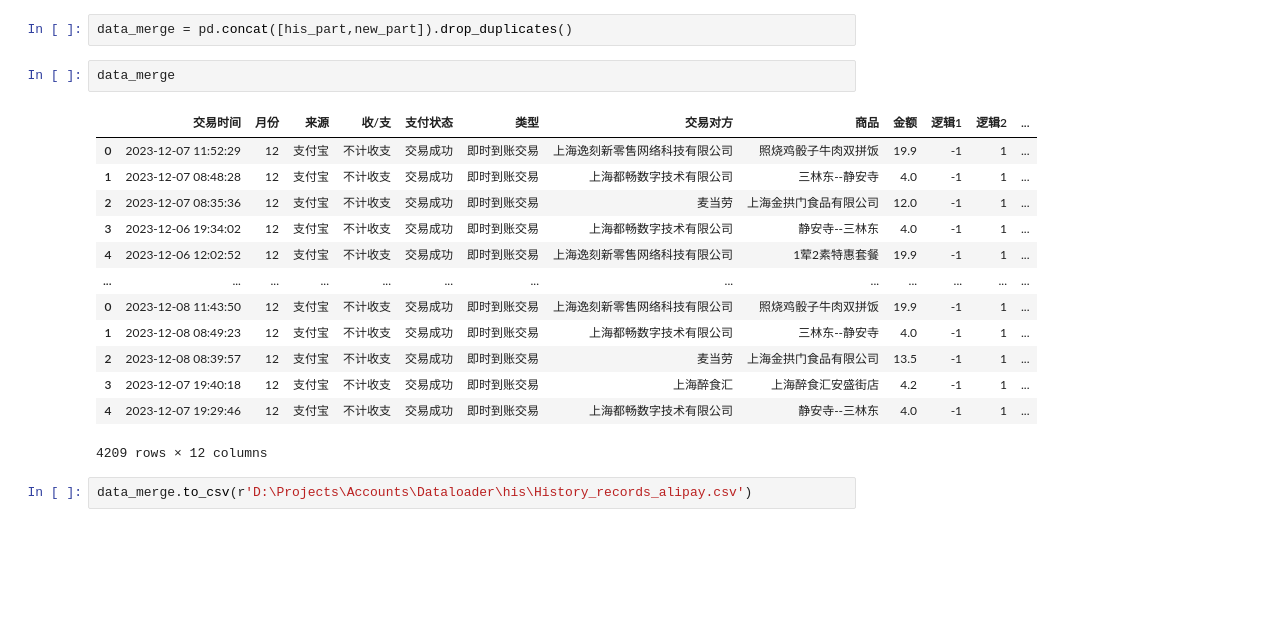
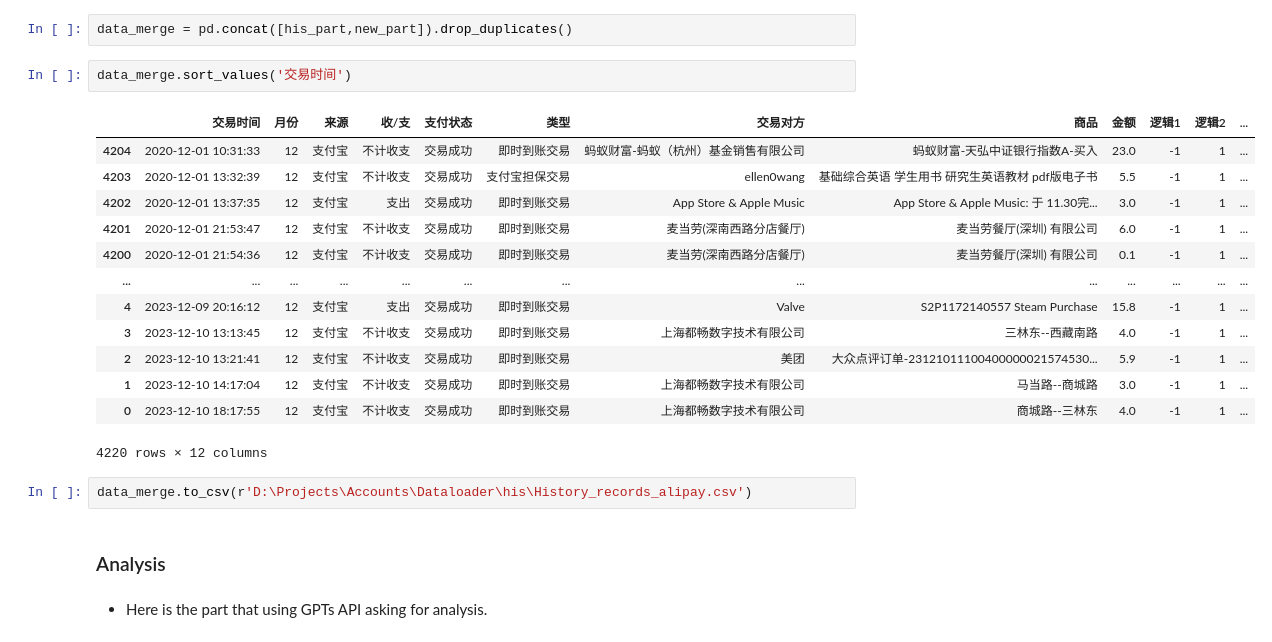
Before and after one commit to zion-yow/Accounts, a Jupyter notebook: test.ipynb, the cells around one changed output. Drawn from its saved outputs; the diff is of its cells as text; blank space fills up the shorter version.

```diff
--- a/test.ipynb
+++ b/test.ipynb
@@ -135,20 +135,24 @@ his_part.sort_values('交易时间')
 # %%
 data_merge = pd.concat([his_part,new_part]).drop_duplicates()
 # %%
-data_merge
+data_merge.sort_values('交易时间')
 # %% [output]
 |  | 交易时间 | 月份 | 来源 | 收/支 | 支付状态 | 类型 | 交易对方 | 商品 | 金额 | 逻辑1 | 逻辑2 | ... |
-| 0 | 2023-12-07 11:52:29 | 12 | 支付宝 | 不计收支 | 交易成功 | 即时到账交易 | 上海逸刻新零售网络科技有限公司 | 照烧鸡骰子牛肉双拼饭 | 19.9 | -1 | 1 | ... |
-| 1 | 2023-12-07 08:48:28 | 12 | 支付宝 | 不计收支 | 交易成功 | 即时到账交易 | 上海都畅数字技术有限公司 | 三林东--静安寺 | 4.0 | -1 | 1 | ... |
-| 2 | 2023-12-07 08:35:36 | 12 | 支付宝 | 不计收支 | 交易成功 | 即时到账交易 | 麦当劳 | 上海金拱门食品有限公司 | 12.0 | -1 | 1 | ... |
-| 3 | 2023-12-06 19:34:02 | 12 | 支付宝 | 不计收支 | 交易成功 | 即时到账交易 | 上海都畅数字技术有限公司 | 静安寺--三林东 | 4.0 | -1 | 1 | ... |
-| 4 | 2023-12-06 12:02:52 | 12 | 支付宝 | 不计收支 | 交易成功 | 即时到账交易 | 上海逸刻新零售网络科技有限公司 | 1荤2素特惠套餐 | 19.9 | -1 | 1 | ... |
+| 4204 | 2020-12-01 10:31:33 | 12 | 支付宝 | 不计收支 | 交易成功 | 即时到账交易 | 蚂蚁财富-蚂蚁（杭州）基金销售有限公司 | 蚂蚁财富-天弘中证银行指数A-买入 | 23.0 | -1 | 1 | ... |
+| 4203 | 2020-12-01 13:32:39 | 12 | 支付宝 | 不计收支 | 交易成功 | 支付宝担保交易 | ellen0wang | 基础综合英语 学生用书 研究生英语教材 pdf版电子书 | 5.5 | -1 | 1 | ... |
+| 4202 | 2020-12-01 13:37:35 | 12 | 支付宝 | 支出 | 交易成功 | 即时到账交易 | App Store & Apple Music | App Store & Apple Music: 于 11.30完... | 3.0 | -1 | 1 | ... |
+| 4201 | 2020-12-01 21:53:47 | 12 | 支付宝 | 不计收支 | 交易成功 | 即时到账交易 | 麦当劳(深南西路分店餐厅) | 麦当劳餐厅(深圳) 有限公司 | 6.0 | -1 | 1 | ... |
+| 4200 | 2020-12-01 21:54:36 | 12 | 支付宝 | 不计收支 | 交易成功 | 即时到账交易 | 麦当劳(深南西路分店餐厅) | 麦当劳餐厅(深圳) 有限公司 | 0.1 | -1 | 1 | ... |
 | ... | ... | ... | ... | ... | ... | ... | ... | ... | ... | ... | ... | ... |
-| 0 | 2023-12-08 11:43:50 | 12 | 支付宝 | 不计收支 | 交易成功 | 即时到账交易 | 上海逸刻新零售网络科技有限公司 | 照烧鸡骰子牛肉双拼饭 | 19.9 | -1 | 1 | ... |
-| 1 | 2023-12-08 08:49:23 | 12 | 支付宝 | 不计收支 | 交易成功 | 即时到账交易 | 上海都畅数字技术有限公司 | 三林东--静安寺 | 4.0 | -1 | 1 | ... |
-| 2 | 2023-12-08 08:39:57 | 12 | 支付宝 | 不计收支 | 交易成功 | 即时到账交易 | 麦当劳 | 上海金拱门食品有限公司 | 13.5 | -1 | 1 | ... |
-| 3 | 2023-12-07 19:40:18 | 12 | 支付宝 | 不计收支 | 交易成功 | 即时到账交易 | 上海醉食汇 | 上海醉食汇安盛街店 | 4.2 | -1 | 1 | ... |
-| 4 | 2023-12-07 19:29:46 | 12 | 支付宝 | 不计收支 | 交易成功 | 即时到账交易 | 上海都畅数字技术有限公司 | 静安寺--三林东 | 4.0 | -1 | 1 | ... |
+| 4 | 2023-12-09 20:16:12 | 12 | 支付宝 | 支出 | 交易成功 | 即时到账交易 | Valve | S2P1172140557 Steam Purchase | 15.8 | -1 | 1 | ... |
+| 3 | 2023-12-10 13:13:45 | 12 | 支付宝 | 不计收支 | 交易成功 | 即时到账交易 | 上海都畅数字技术有限公司 | 三林东--西藏南路 | 4.0 | -1 | 1 | ... |
+| 2 | 2023-12-10 13:21:41 | 12 | 支付宝 | 不计收支 | 交易成功 | 即时到账交易 | 美团 | 大众点评订单-23121011100400000021574530... | 5.9 | -1 | 1 | ... |
+| 1 | 2023-12-10 14:17:04 | 12 | 支付宝 | 不计收支 | 交易成功 | 即时到账交易 | 上海都畅数字技术有限公司 | 马当路--商城路 | 3.0 | -1 | 1 | ... |
+| 0 | 2023-12-10 18:17:55 | 12 | 支付宝 | 不计收支 | 交易成功 | 即时到账交易 | 上海都畅数字技术有限公司 | 商城路--三林东 | 4.0 | -1 | 1 | ... |
-4209 rows × 12 columns
+4220 rows × 12 columns
 # %%
 data_merge.to_csv(r'D:\Projects\Accounts\Dataloader\his\History_records_alipay.csv')
+# %% [markdown]
+### Analysis
+# %% [markdown]
+- Here is the part that using GPTs API asking for analysis.
```
Also changed, not shown: parts of 2 cells of this notebook, 3 other files.
